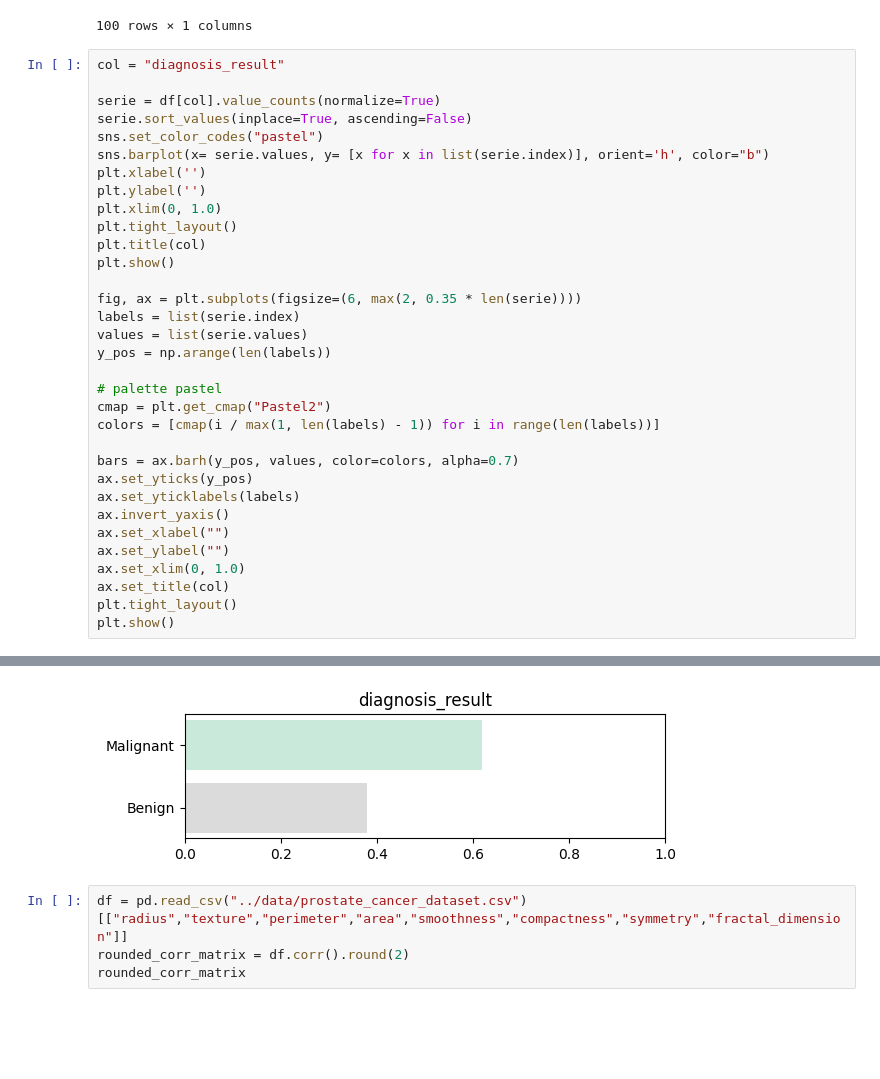
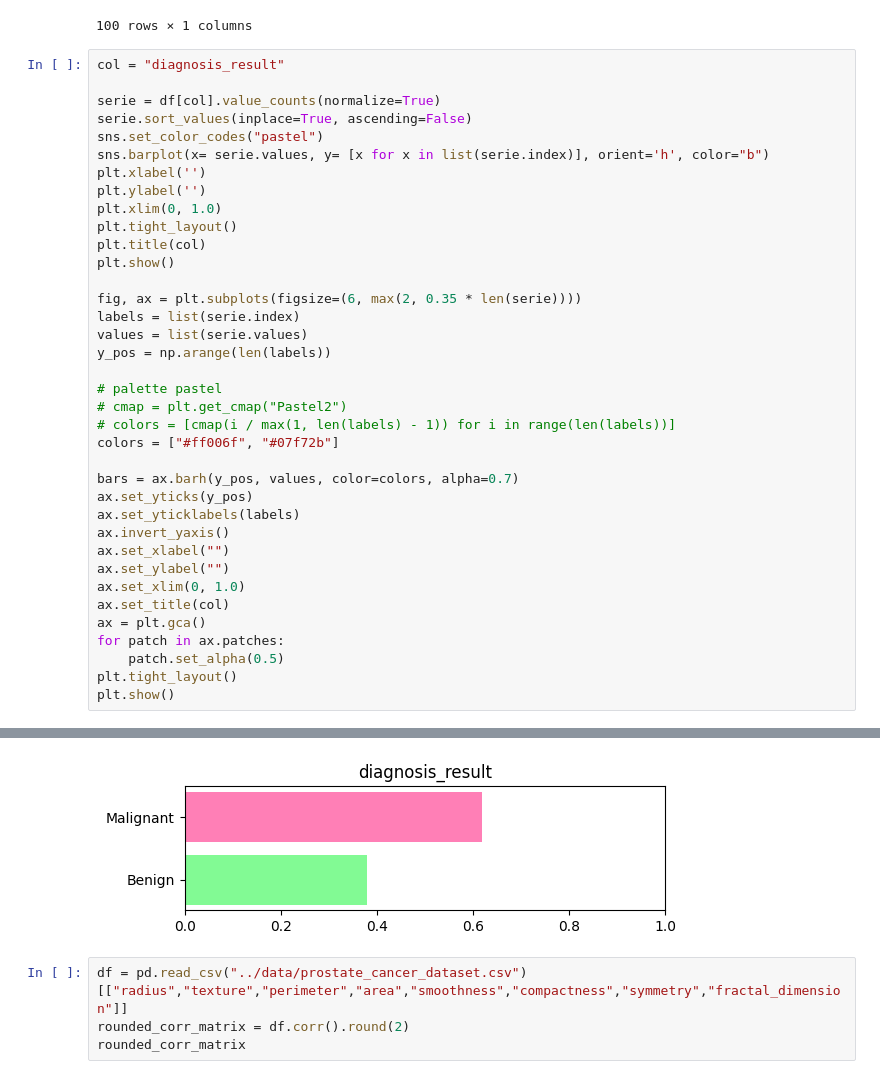
Before and after one commit to andreeriga/Scientific-Visualization-Magistrale, a Jupyter notebook: notebooks/prostate.ipynb, the cells around one changed output, grey strips where cells are left out. Saved outputs shown, nothing was run; the diff lists cells and outputs as text; blank space fills up the shorter version.

Commit message:
Fixed colors in prostate cancer

```diff
--- a/notebooks/prostate.ipynb
+++ b/notebooks/prostate.ipynb
@@ -37,36 +37,40 @@ col = "diagnosis_result"
 serie = df[col].value_counts(normalize=True)
 serie.sort_values(inplace=True, ascending=False)
 sns.set_color_codes("pastel")
 sns.barplot(x= serie.values, y= [x for x in list(serie.index)], orient='h', color="b")
 plt.xlabel('')
 plt.ylabel('')
 plt.xlim(0, 1.0)
 plt.tight_layout()
 plt.title(col)
 plt.show()
 
 fig, ax = plt.subplots(figsize=(6, max(2, 0.35 * len(serie))))
 labels = list(serie.index)
 values = list(serie.values)
 y_pos = np.arange(len(labels))
 
 # palette pastel
-cmap = plt.get_cmap("Pastel2")
-colors = [cmap(i / max(1, len(labels) - 1)) for i in range(len(labels))]
+# cmap = plt.get_cmap("Pastel2")
+# colors = [cmap(i / max(1, len(labels) - 1)) for i in range(len(labels))]
+colors = ["#ff006f", "#07f72b"]
 
 bars = ax.barh(y_pos, values, color=colors, alpha=0.7)
 ax.set_yticks(y_pos)
 ax.set_yticklabels(labels)
 ax.invert_yaxis()
 ax.set_xlabel("")
 ax.set_ylabel("")
 ax.set_xlim(0, 1.0)
 ax.set_title(col)
+ax = plt.gca()
+for patch in ax.patches:
+    patch.set_alpha(0.5)
 plt.tight_layout()
 plt.show()
 # %% [output]
 [figure]
-[figure, old version]
+[figure, new version]
 # %%
 df = pd.read_csv("../data/prostate_cancer_dataset.csv")[["radius","texture","perimeter","area","smoothness","compactness","symmetry","fractal_dimension"]]
 rounded_corr_matrix = df.corr().round(2)
```
